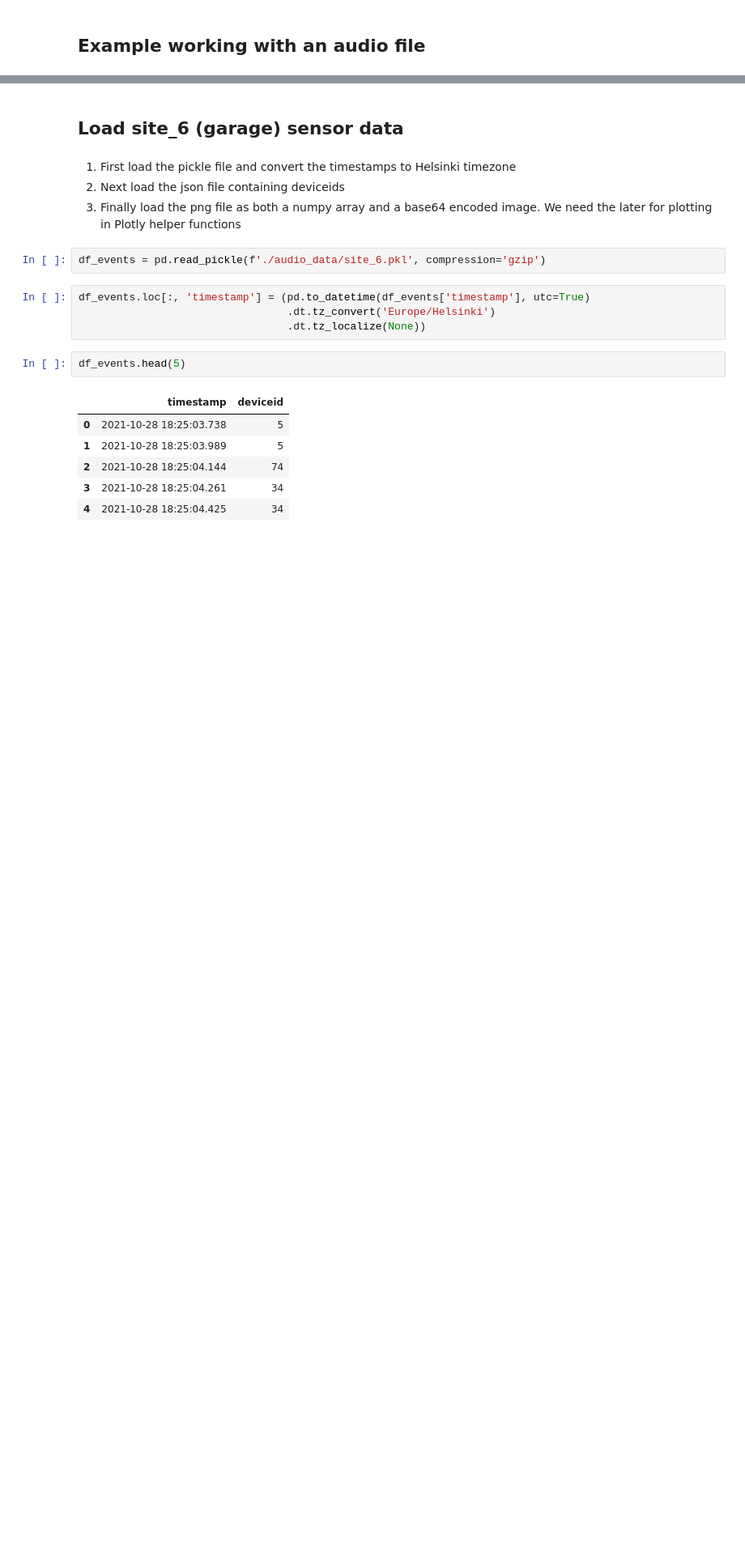
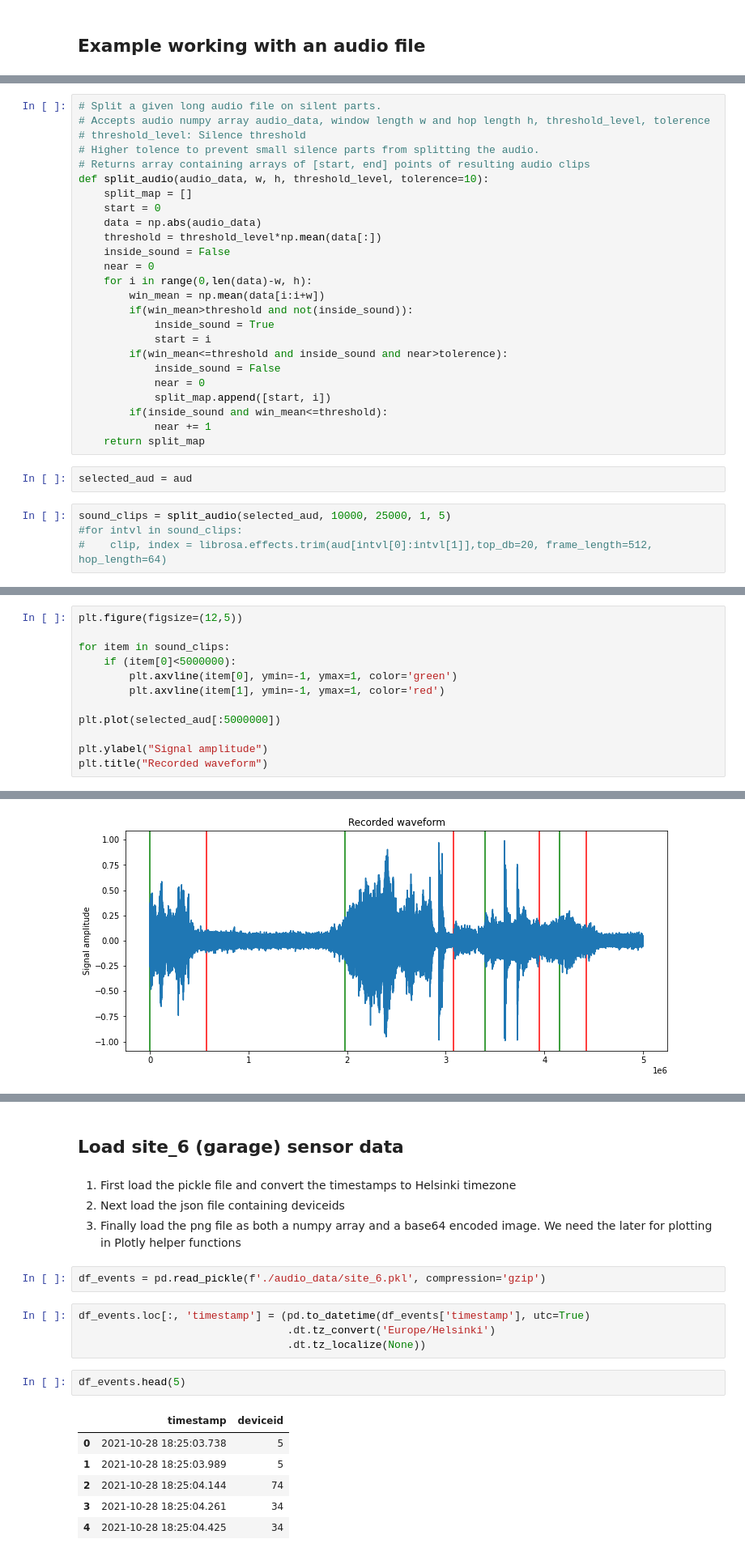
Before and after one commit to HealthyMindTech/junction-2021-floormagic, a Jupyter notebook: junction21_aud.ipynb, the cells around one changed output, grey strips where cells are left out. Shown: that part at 81% size. Drawn from its saved outputs; the diff is of its cells as text; blank space fills up the shorter version.

```diff
--- a/junction21_aud.ipynb
+++ b/junction21_aud.ipynb
@@ -56,0 +74,31 @@ fig.colorbar(img, ax=ax, format="%+2.f dB")
+# %%
+# Split a given long audio file on silent parts.
+# Accepts audio numpy array audio_data, window length w and hop length h, threshold_level, tolerence
+# threshold_level: Silence threshold
+# Higher tolence to prevent small silence parts from splitting the audio.
+# Returns array containing arrays of [start, end] points of resulting audio clips
+def split_audio(audio_data, w, h, threshold_level, tolerence=10):
+    split_map = []
+    start = 0
+    data = np.abs(audio_data)
+    threshold = threshold_level*np.mean(data[:])
+    inside_sound = False
+    near = 0
+    for i in range(0,len(data)-w, h):
+        win_mean = np.mean(data[i:i+w])
+        if(win_mean>threshold and not(inside_sound)):
+            inside_sound = True
+            start = i
+        if(win_mean<=threshold and inside_sound and near>tolerence):
+            inside_sound = False
+            near = 0
+            split_map.append([start, i])
+        if(inside_sound and win_mean<=threshold):
+            near += 1
+    return split_map
+# %%
+selected_aud = aud
+# %%
+sound_clips = split_audio(selected_aud, 10000, 25000, 1, 5)
+#for intvl in sound_clips:
+#    clip, index = librosa.effects.trim(aud[intvl[0]:intvl[1]],top_db=20, frame_length=512, hop_length=64)
@@ -56,0 +133,13 @@ fig.colorbar(img, ax=ax, format="%+2.f dB")
+# %%
+plt.figure(figsize=(12,5))
+
+for item in sound_clips:
+    if (item[0]<5000000):
+        plt.axvline(item[0], ymin=-1, ymax=1, color='green')
+        plt.axvline(item[1], ymin=-1, ymax=1, color='red')
+
+plt.plot(selected_aud[:5000000])
+
+plt.ylabel("Signal amplitude")
+plt.title("Recorded waveform")
+# %% [output]
@@ -56,0 +147 @@ fig.colorbar(img, ax=ax, format="%+2.f dB")
+[figure, added]
```
Also changed, not shown: parts of 36 cells of this notebook, 2 other files.
